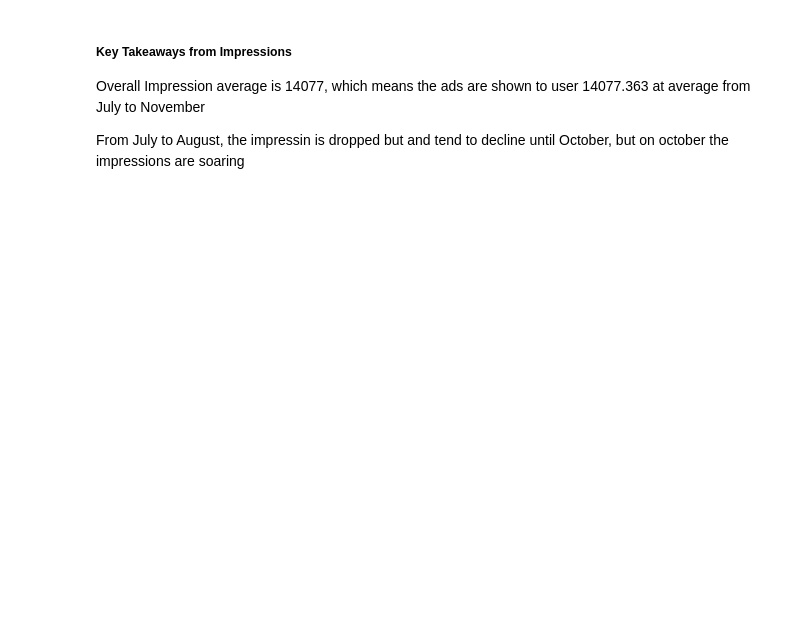
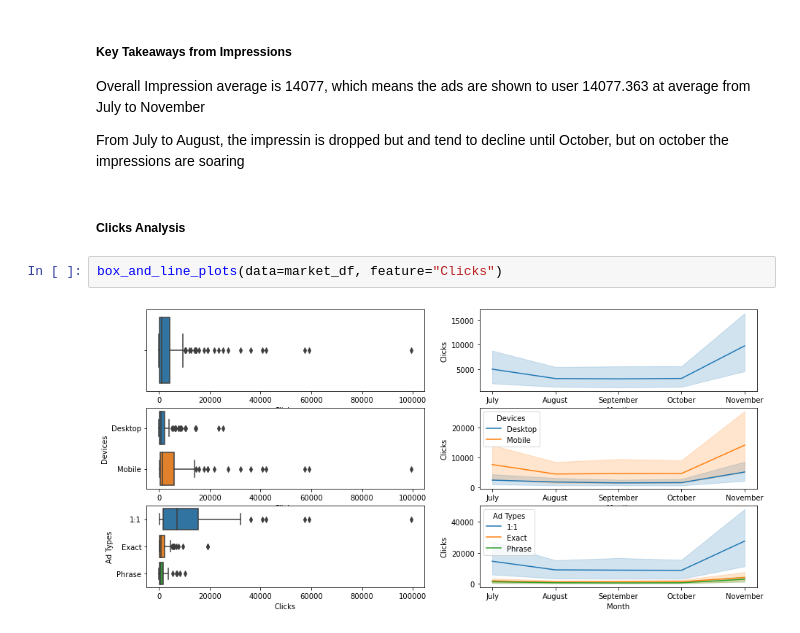
Before and after one commit to aifakhri/marketing-analytics-case, a Jupyter notebook: marketingAnalysis.ipynb, the cells around one changed output. Saved outputs shown, nothing was run; the diff lists cells and outputs as text; blank space fills up the shorter version.

Commit message:
Complete univariate analysis for numerical variable

```diff
--- a/marketingAnalysis.ipynb
+++ b/marketingAnalysis.ipynb
@@ -177,3 +172,9 @@ plt.show()
 ##### Key Takeaways from Impressions
 <p>Overall Impression average is 14077, which means the ads are shown to user 14077.363 at average from July to November</p>
 <p>From July to August, the impressin is dropped but and tend to decline until October, but on october the impressions are soaring</p>
+# %% [markdown]
+##### Clicks Analysis
+# %%
+box_and_line_plots(data=market_df, feature="Clicks")
+# %% [output]
+[figure, added]
```
Also changed, not shown: parts of 31 cells of this notebook.
